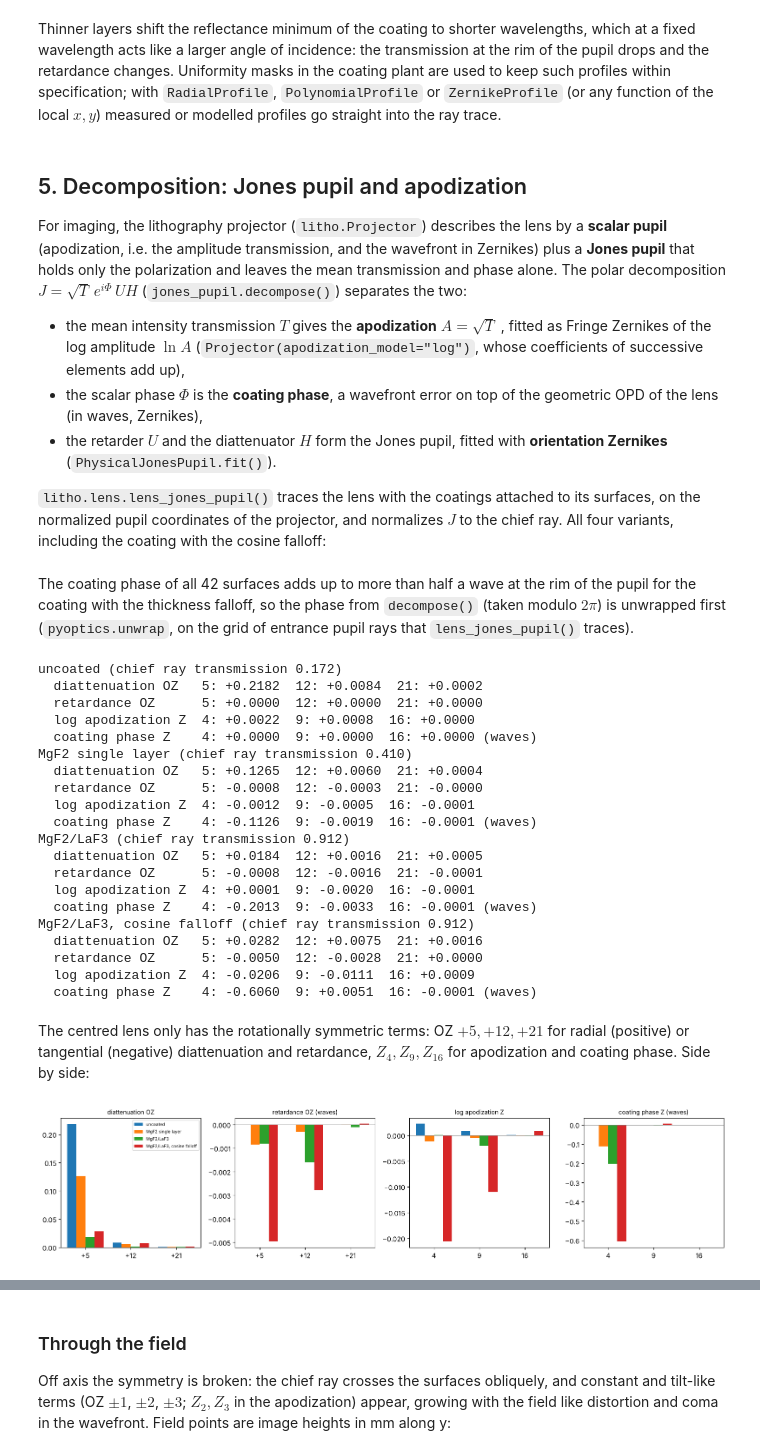
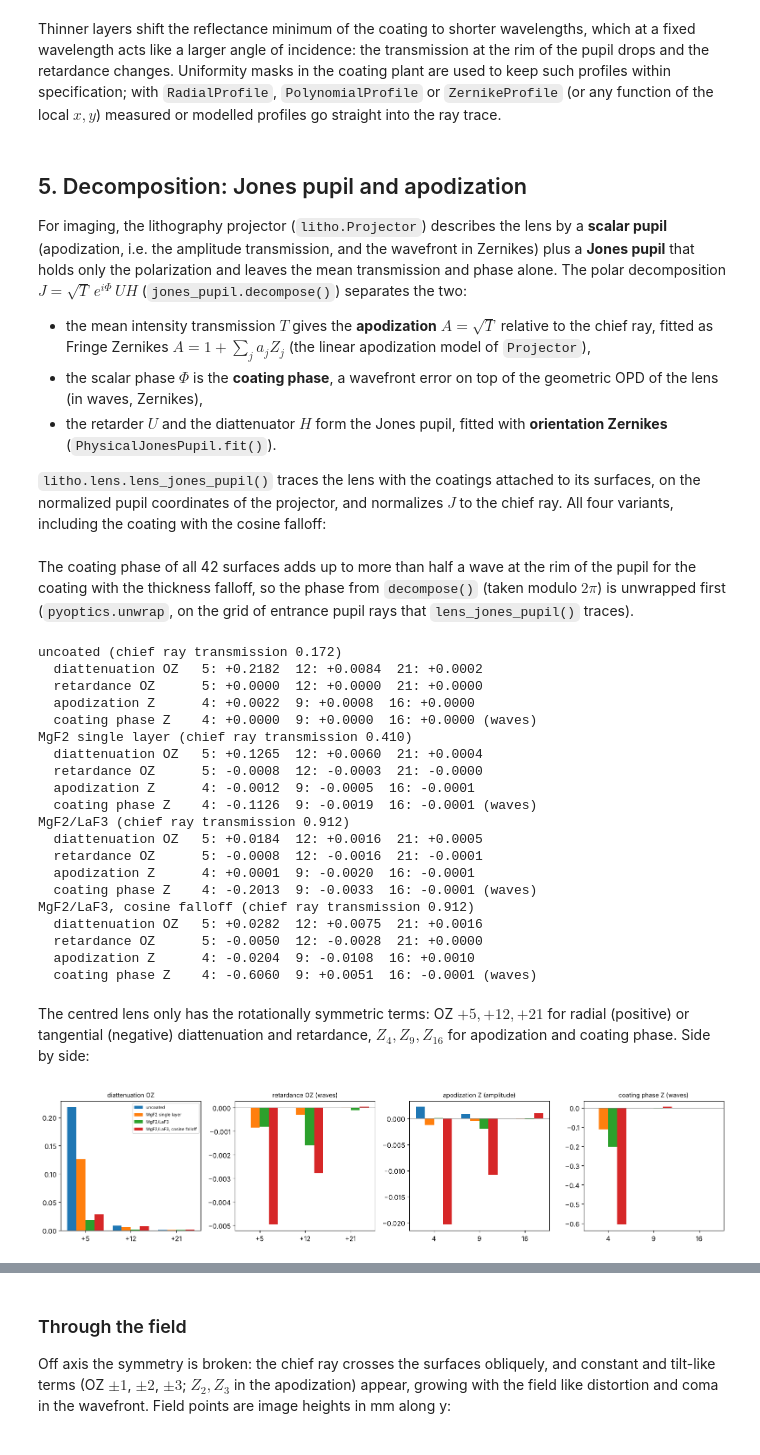
Before and after one commit to aeberspaecher/pyoptics, a Jupyter notebook: notebooks/34_polarization_raytrace.ipynb, the cells around one changed output, grey strips where cells are left out. Saved outputs shown, nothing was run; the diff lists cells and outputs as text; code cells hidden in the pictures.

```diff
--- a/notebooks/34_polarization_raytrace.ipynb
+++ b/notebooks/34_polarization_raytrace.ipynb
@@ -349,9 +349,8 @@ decomposition $J = \sqrt{T}\,e^{i\Phi}\,U H$ (`jones_pupil.decompose()`)
 separates the two:
 
 - the mean intensity transmission $T$ gives the **apodization** $A =
-  \sqrt{T}$, fitted as Fringe Zernikes of the log amplitude $\ln A$
-  (`Projector(apodization_model="log")`, whose coefficients of
-  successive elements add up),
+  \sqrt{T}$ relative to the chief ray, fitted as Fringe Zernikes
+  $A = 1 + \sum_j a_j Z_j$ (the linear apodization model of `Projector`),
 - the scalar phase $\Phi$ is the **coating phase**, a wavefront error on top
   of the geometric OPD of the lens (in waves, Zernikes),
 - the retarder $U$ and the diattenuator $H$ form the Jones pupil, fitted with
@@ -391,38 +390,38 @@ for name, s in all_variants.items():
     parts["phase"] = unwrapped(parts["phase"])
     physical, _ = jp.PhysicalJonesPupil.fit(r.P_x, r.P_y, r.J, n_terms=n_terms)
     coating_phase = jp.fit_zernikes(r.P_x, r.P_y, parts["phase"]/(2*np.pi), n_terms)
-    log_amplitude = jp.fit_zernikes(r.P_x, r.P_y, 0.5*np.log(parts["transmission"]), n_terms)
-    pupils[name], fits[name] = (r, parts), (physical, coating_phase, log_amplitude)
+    apodization = jp.fit_zernikes(r.P_x, r.P_y, np.sqrt(parts["transmission"]) - 1, n_terms)
+    pupils[name], fits[name] = (r, parts), (physical, coating_phase, apodization)
 
 def show(coefficients, keys, fmt="{:+.4f}"):
     return "  ".join("{}: {}".format(k, fmt.format(coefficients.get(k, 0.0))) for k in keys)
 
-for name, (physical, coating_phase, log_amplitude) in fits.items():
+for name, (physical, coating_phase, apodization) in fits.items():
     print("{} (chief ray transmission {:.3f})".format(name, pupils[name][0].transmission))
     print("  diattenuation OZ  ", show(physical.diattenuation, (5, 12, 21)))
     print("  retardance OZ     ", show(physical.retardance, (5, 12, 21)))
-    print("  log apodization Z ", show(log_amplitude, (4, 9, 16)))
+    print("  apodization Z     ", show(apodization, (4, 9, 16)))
     print("  coating phase Z   ", show(coating_phase, (4, 9, 16)), "(waves)")
 # %% [output]
 uncoated (chief ray transmission 0.172)
   diattenuation OZ   5: +0.2182  12: +0.0084  21: +0.0002
   retardance OZ      5: +0.0000  12: +0.0000  21: +0.0000
-  log apodization Z  4: +0.0022  9: +0.0008  16: +0.0000
+  apodization Z      4: +0.0022  9: +0.0008  16: +0.0000
   coating phase Z    4: +0.0000  9: +0.0000  16: +0.0000 (waves)
 MgF2 single layer (chief ray transmission 0.410)
   diattenuation OZ   5: +0.1265  12: +0.0060  21: +0.0004
   retardance OZ      5: -0.0008  12: -0.0003  21: -0.0000
-  log apodization Z  4: -0.0012  9: -0.0005  16: -0.0001
+  apodization Z      4: -0.0012  9: -0.0005  16: -0.0001
   coating phase Z    4: -0.1126  9: -0.0019  16: -0.0001 (waves)
 MgF2/LaF3 (chief ray transmission 0.912)
   diattenuation OZ   5: +0.0184  12: +0.0016  21: +0.0005
   retardance OZ      5: -0.0008  12: -0.0016  21: -0.0001
-  log apodization Z  4: +0.0001  9: -0.0020  16: -0.0001
+  apodization Z      4: +0.0001  9: -0.0020  16: -0.0001
   coating phase Z    4: -0.2013  9: -0.0033  16: -0.0001 (waves)
 MgF2/LaF3, cosine falloff (chief ray transmission 0.912)
   diattenuation OZ   5: +0.0282  12: +0.0075  21: +0.0016
   retardance OZ      5: -0.0050  12: -0.0028  21: +0.0000
-  log apodization Z  4: -0.0206  9: -0.0111  16: +0.0009
+  apodization Z      4: -0.0204  9: -0.0108  16: +0.0010
   coating phase Z    4: -0.6060  9: +0.0051  16: -0.0001 (waves)
 # %% [markdown]
 The centred lens only has the rotationally symmetric terms: OZ $+5, +12,
@@ -432,20 +431,20 @@ side:
 # %%
 groups = (("diattenuation OZ", lambda f: f[0].diattenuation, (5, 12, 21)),
           ("retardance OZ (waves)", lambda f: f[0].retardance, (5, 12, 21)),
-          ("log apodization Z", lambda f: f[2], (4, 9, 16)),
+          ("apodization Z (amplitude)", lambda f: f[2], (4, 9, 16)),
           ("coating phase Z (waves)", lambda f: f[1], (4, 9, 16)))
 fig, axes = plt.subplots(1, 4, figsize=(16, 3.8))
 width = 0.8/len(fits)
 for ax, (title, get, keys) in zip(axes, groups):
     for k, (name, f) in enumerate(fits.items()):
         c = get(f)
         ax.bar(np.arange(len(keys)) + (k - (len(fits) - 1)/2)*width, [c.get(j, 0.0) for j in keys],
                width, label=name)
     ax.set_xticks(range(len(keys)))
     ax.set_xticklabels(["{:+d}".format(j) if "OZ" in title else str(j) for j in keys])
     ax.axhline(0, color="0.5", lw=0.6)
     ax.set_title(title, fontsize=10)
 axes[0].legend(fontsize=7)
 plt.tight_layout()
 # %% [output]
-[figure, old version]
+[figure, new version]
```
Also changed, not shown: parts of 8 cells of this notebook, 1 other file.
